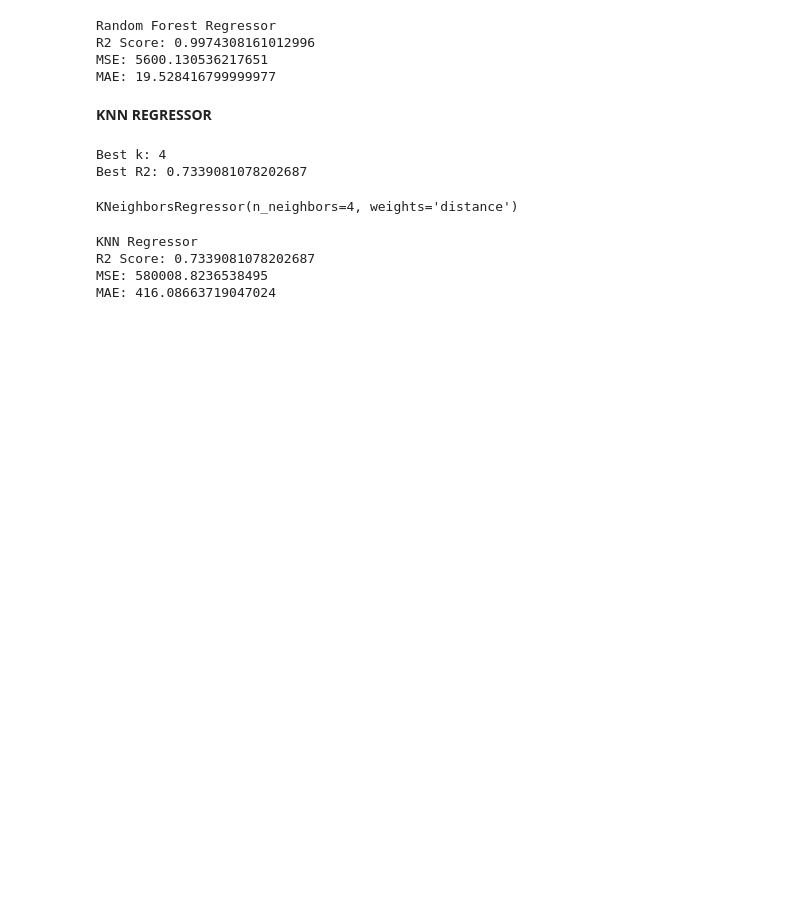
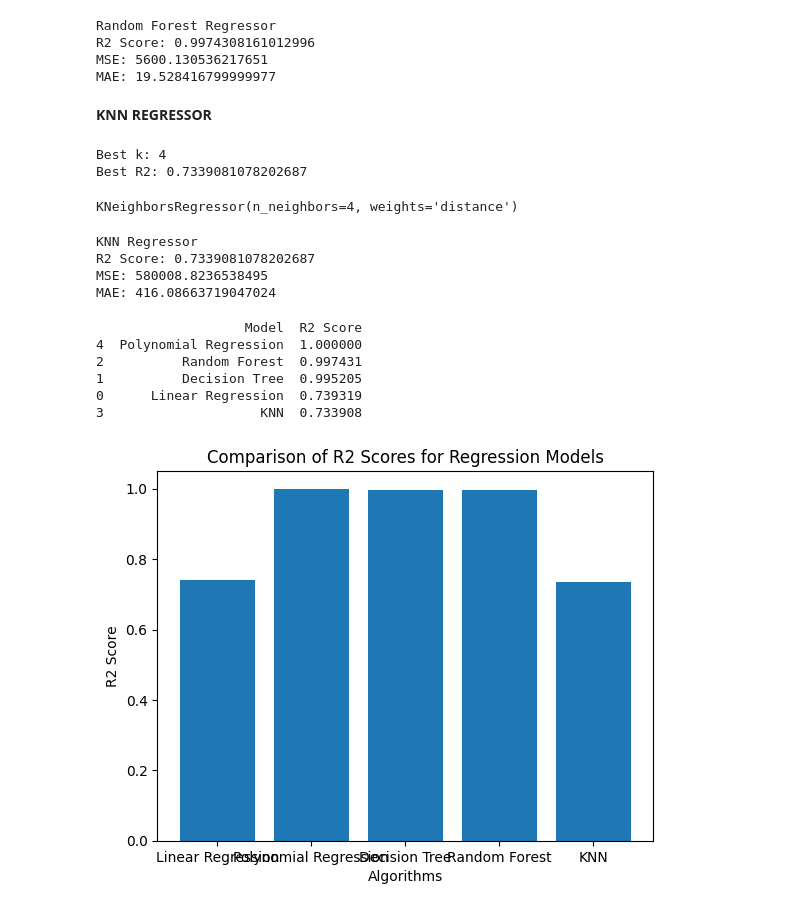
Before and after one commit to somcode14/E-Commerce-Sales-Customer-Behavior-Analysis, a Jupyter notebook: Project.ipynb, the cells around one changed output. Saved outputs shown, nothing was run; the diff lists cells and outputs as text; code cells hidden in the pictures; blank space fills up the shorter version.

```diff
--- a/Project.ipynb
+++ b/Project.ipynb
@@ -194,6 +196,6 @@ MAE: 22.873810000000006
 # %% [markdown]
 **RANDOM FOREST REGRESSOR**
 # %%
-rf = RandomForestRegressor()
+rf = RandomForestRegressor(n_estimators=100,random_state=42)
 rf.fit(X_train, y_train)
 # %% [output]
@@ -249,3 +251,47 @@ KNN Regressor
 R2 Score: 0.7339081078202687
 MSE: 580008.8236538495
 MAE: 416.08663719047024
+# %%
+results = pd.DataFrame({
+    "Model": ["Linear Regression", "Decision Tree", "Random Forest", "KNN", "Polynomial Regression"],
+    "R2 Score": [
+        r2_score(y_test, y_pred_lr),
+        r2_score(y_test, y_pred_dt),
+        r2_score(y_test, y_pred_rf),
+        r2_score(y_test, y_pred_knn),
+        r2_score(y_test,y_pred_poly)
+
+    ]
+})
+
+print(results.sort_values(by="R2 Score", ascending=False))
+# %% [output]
+                   Model  R2 Score
+4  Polynomial Regression  1.000000
+2          Random Forest  0.997431
+1          Decision Tree  0.995205
+0      Linear Regression  0.739319
+3                    KNN  0.733908
+# %%
+import matplotlib.pyplot as plt
+
+# Calculate R2 scores
+r2_lr = r2_score(y_test, y_pred_lr)
+r2_poly = r2_score(y_test, y_pred_poly)
+r2_dt = r2_score(y_test, y_pred_dt)
+r2_rf = r2_score(y_test, y_pred_rf)
+r2_knn = r2_score(y_test, y_pred_knn)
+
+# Store model names and scores
+models = ['Linear Regression', 'Polynomial Regression', 'Decision Tree', 'Random Forest', 'KNN']
+r2_values = [r2_lr, r2_poly, r2_dt, r2_rf, r2_knn]
+
+# Plot bar graph
+plt.figure()
+plt.bar(models, r2_values)
+plt.xlabel("Algorithms")
+plt.ylabel("R2 Score")
+plt.title("Comparison of R2 Scores for Regression Models")
+plt.show()
+# %% [output]
+[figure, added]
```
Also changed, not shown: parts of 4 cells of this notebook.
